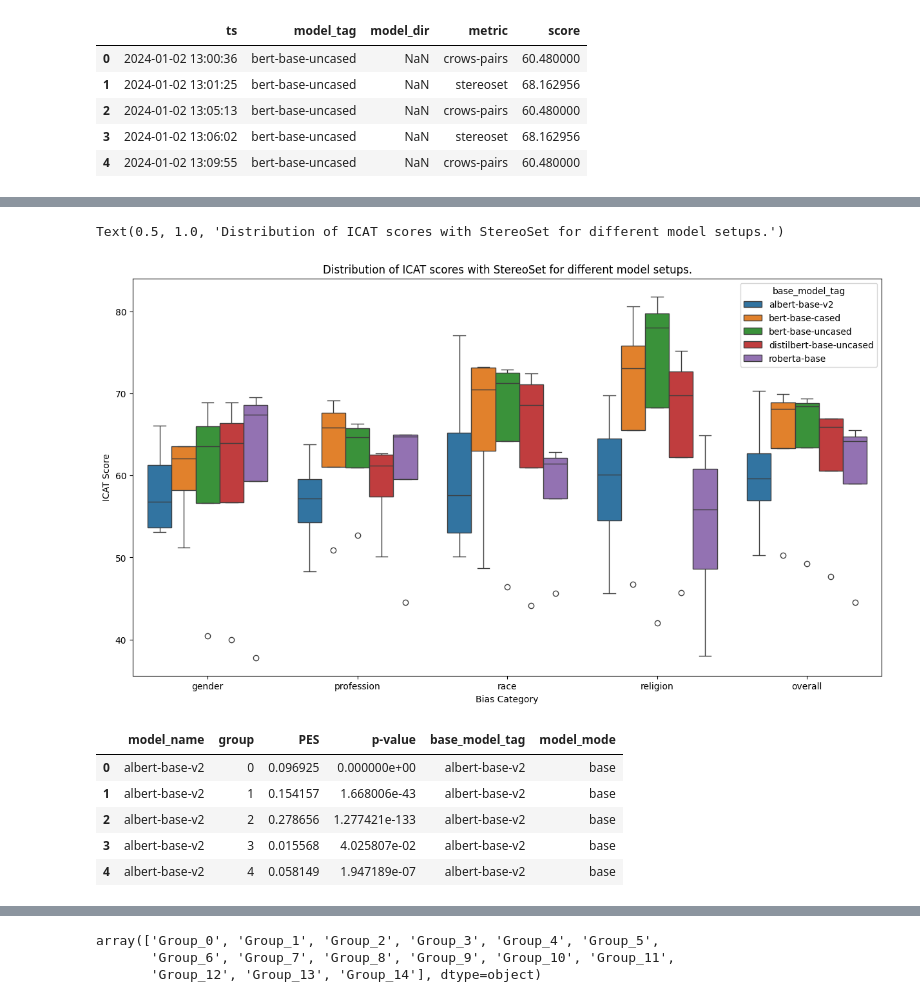
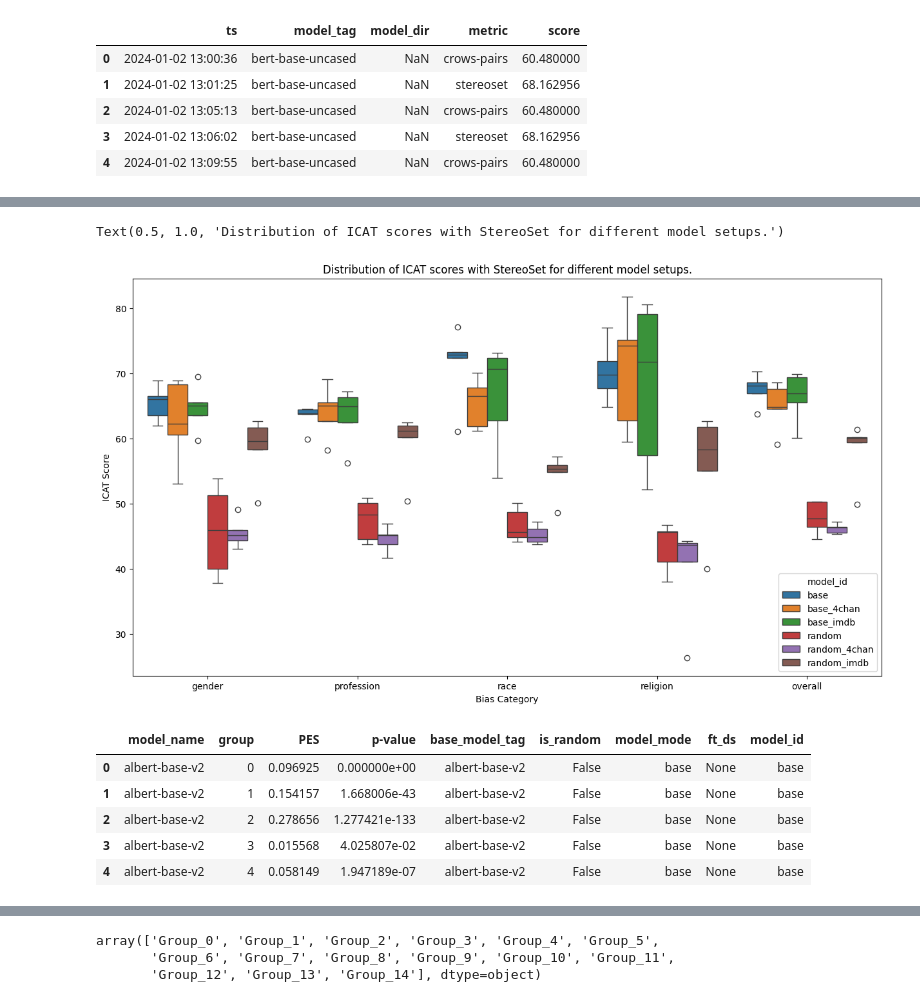
Before and after one commit to WizIshan/TUM_Thesis, a Jupyter notebook: src/viz.ipynb, the cells around one changed output, grey strips where cells are left out. Saved outputs shown, nothing was run; the diff lists cells and outputs as text; code cells hidden in the pictures.

```diff
--- a/src/viz.ipynb
+++ b/src/viz.ipynb
@@ -4,7 +4,7 @@ import numpy as np
 import matplotlib.pyplot as plt
 import seaborn as sns
 # %%
-scores = pd.read_excel('../../files/master_results.xlsx',sheet_name=None)
+scores = pd.read_excel('../data/results/master_results.xlsx',sheet_name=None)
 # %%
 scores['consolidated']
 # %% [output]
@@ -141,7 +178,7 @@ stereo = scores['stereoset']
 ## Dropping all duplicated rows
 stereo = stereo.drop_duplicates(subset=['model_name','metric','category'],keep='last').sort_values('model_name').reset_index(drop = True)
 stereo['base_model_tag'] = stereo['model_name'].apply(lambda x : x.split('_')[0])
-stereo['model_mode'] = stereo['model_name'].apply(lambda x : separate_model_mode(x))
+stereo['is_random'],stereo['model_mode'],stereo['ft_ds'],stereo['model_id'] = zip(*stereo['model_name'].map(separate_model_mode))
 stereo.head()
 # %% [output]
 |  | category | Count | LM Score | SS Score | ICAT Score | ts | model_name | model_dir | metric | ... |
@@ -160,26 +206,26 @@ array(['gender', 'profession', 'race', 'overall', 'religion'],
 # %%
 # stereo.boxplot(column='ICAT Score',by='model_mode',hue='category', figsize = (10,8))
 fig, ax = plt.subplots(figsize=(15, 8))
-sns.boxplot(x='category', y='ICAT Score', hue='base_model_tag', data=stereo, ax = ax, order = ['gender', 'profession', 'race', 'religion', 'overall'])
+sns.boxplot(x='category', y='ICAT Score', hue='model_id', data=stereo, ax = ax, order = ['gender', 'profession', 'race', 'religion', 'overall'])
 plt.xlabel('Bias Category')
 plt.ylabel('ICAT Score')
 plt.title('Distribution of ICAT scores with StereoSet for different model setups.')
 # %% [output]
 Text(0.5, 1.0, 'Distribution of ICAT scores with StereoSet for different model setups.')
-[figure, old version]
+[figure, new version]
 # %%
 ceat = scores['ceat']
 ceat = ceat[['group', 'PES', 'p-value', 'model_name']].groupby(['model_name','group'],as_index=False).mean().sort_values(['model_name','group'])
 ceat['base_model_tag'] = ceat['model_name'].apply(lambda x : x.split('_')[0])
-ceat['model_mode'] = ceat['model_name'].apply(lambda x : separate_model_mode(x))
+ceat['is_random'],ceat['model_mode'],ceat['ft_ds'],ceat['model_id'] = zip(*ceat['model_name'].map(separate_model_mode))
 ceat.head()
 # %% [output]
-|  | model_name | group | PES | p-value | base_model_tag | model_mode |
-| 0 | albert-base-v2 | 0 | 0.096925 | 0.000000e+00 | albert-base-v2 | base |
-| 1 | albert-base-v2 | 1 | 0.154157 | 1.668006e-43 | albert-base-v2 | base |
-| 2 | albert-base-v2 | 2 | 0.278656 | 1.277421e-133 | albert-base-v2 | base |
-| 3 | albert-base-v2 | 3 | 0.015568 | 4.025807e-02 | albert-base-v2 | base |
-| 4 | albert-base-v2 | 4 | 0.058149 | 1.947189e-07 | albert-base-v2 | base |
+|  | model_name | group | PES | p-value | base_model_tag | is_random | model_mode | ft_ds | model_id |
+| 0 | albert-base-v2 | 0 | 0.096925 | 0.000000e+00 | albert-base-v2 | False | base | None | base |
+| 1 | albert-base-v2 | 1 | 0.154157 | 1.668006e-43 | albert-base-v2 | False | base | None | base |
+| 2 | albert-base-v2 | 2 | 0.278656 | 1.277421e-133 | albert-base-v2 | False | base | None | base |
+| 3 | albert-base-v2 | 3 | 0.015568 | 4.025807e-02 | albert-base-v2 | False | base | None | base |
+| 4 | albert-base-v2 | 4 | 0.058149 | 1.947189e-07 | albert-base-v2 | False | base | None | base |
 # %%
 ceat['group'] = ceat['group'].apply(lambda x : 'Group_'+str(x))
 # %%
```
Also changed, not shown: parts of 25 cells of this notebook, 6 other files.
